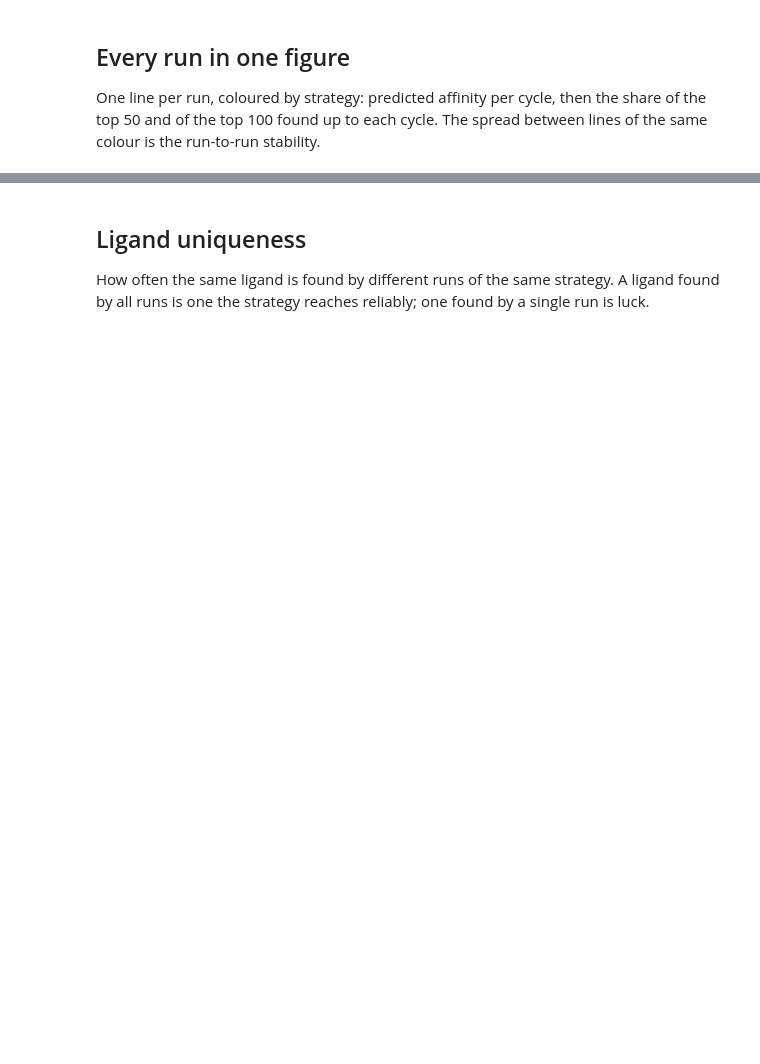
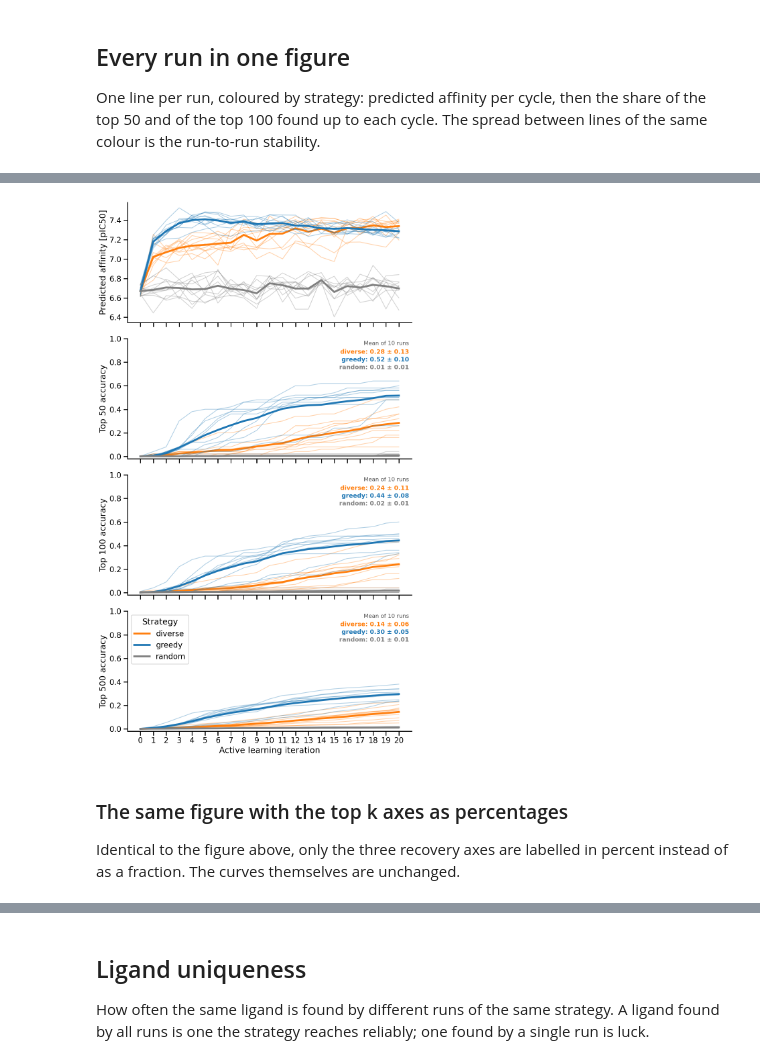
Before and after one commit to volkamerlab/KinaseActiveLearning, a Jupyter notebook: notebooks/binding_affinity_stability_init100.ipynb, the cells around one changed output, grey strips where cells are left out. Drawn from its saved outputs; the diff is of its cells as text; code cells hidden in the pictures; blank space fills up the shorter version.

```diff
--- a/notebooks/binding_affinity_stability_init100.ipynb
+++ b/notebooks/binding_affinity_stability_init100.ipynb
@@ -334,0 +311,67 @@ plt.show()
+# %%
+def cumulative_top(df, k):
+    """Share of the overall top k found up to and including each cycle."""
+    fractions = an.top_fractions_per_cycle(df, sorted_affs, [k], N_CYCLES)
+    cumulative, _ = an.cumulative_top_fractions(df, fractions, [k])
+    return cumulative[0]
+
+
+# every curve is collected first, so the mean can be drawn on top of the thin seed lines
+affinity_curves, top_curves = {}, {k: {} for k in TOP_NUMS}
+for strategy in STRATEGIES:
+    by_seed = sorted(runs[strategy].items())
+    affinity_curves[strategy] = pd.concat(
+        [df.groupby("cycle")["binding affinity"].mean().rename(seed) for seed, df in by_seed],
+        axis=1,
+    )
+    for k in TOP_NUMS:
+        top_curves[k][strategy] = pd.DataFrame(
+            {seed: cumulative_top(df, k) for seed, df in by_seed}
+        )
+
+fig, axes = plt.subplots(4, 1, figsize=(10, 17), sharex=True)
+
+for strategy in STRATEGIES:
+    panels = [(axes[0], affinity_curves[strategy])]
+    panels += [(ax, top_curves[k][strategy]) for ax, k in zip(axes[1:], TOP_NUMS)]
+    for ax, curves in panels:
+        # the individual seeds, thin
+        ax.plot(curves.index, curves.values, color=COLORS[strategy],
+                linewidth=1.5, alpha=0.35)
+        # the mean across seeds, thick
+        ax.plot(curves.index, curves.mean(axis=1), color=COLORS[strategy],
+                linewidth=4, label=strategy if ax is axes[0] else None)
+
+for ax, k in zip(axes[1:], TOP_NUMS):
+    ax.text(0.99, 0.98, f"Mean of {top_curves[k][STRATEGIES[0]].shape[1]} runs",
+            transform=ax.transAxes, ha="right", va="top",
+            fontsize=12, color="0.3")
+    for row, strategy in enumerate(STRATEGIES, start=1):
+        reached = top_curves[k][strategy].iloc[-1].values
+        ax.text(0.99, 0.98 - row * 0.065,
+                f"{strategy}: {np.mean(reached):.2f} ± {np.std(reached, ddof=1):.2f}",
+                transform=ax.transAxes, ha="right", va="top",
+                fontsize=13, fontweight="bold", color=COLORS[strategy])
+
+axes[0].set_ylabel("Predicted affinity [pIC50]")
+axes[1].set_ylabel(f"Top {TOP_NUMS[0]} accuracy")
+axes[1].set_ylim(-0.02, 1)
+axes[2].set_ylabel(f"Top {TOP_NUMS[1]} accuracy")
+axes[2].set_ylim(-0.02, 1)
+axes[3].set_ylim(-0.02, 1)
+axes[3].set_ylabel(f"Top {TOP_NUMS[2]} accuracy")
+axes[3].set_xlabel("Active learning iteration")
+axes[3].set_xticks(range(0, N_CYCLES + 1))
+handles, labels = axes[0].get_legend_handles_labels()
+axes[3].legend(handles, labels, title="Strategy", loc="upper left")
+sns.despine()
+plt.tight_layout()
+plt.savefig(FIGURE_FOLDER / "active_learning_stability_mean.svg", format="svg")
+plt.show()
+# %% [output]
+[figure, added]
+# %% [markdown]
+### The same figure with the top k axes as percentages
+
+Identical to the figure above, only the three recovery axes are labelled in percent
+instead of as a fraction. The curves themselves are unchanged.
```
Also changed, not shown: parts of 8 cells of this notebook, 4 other files.
